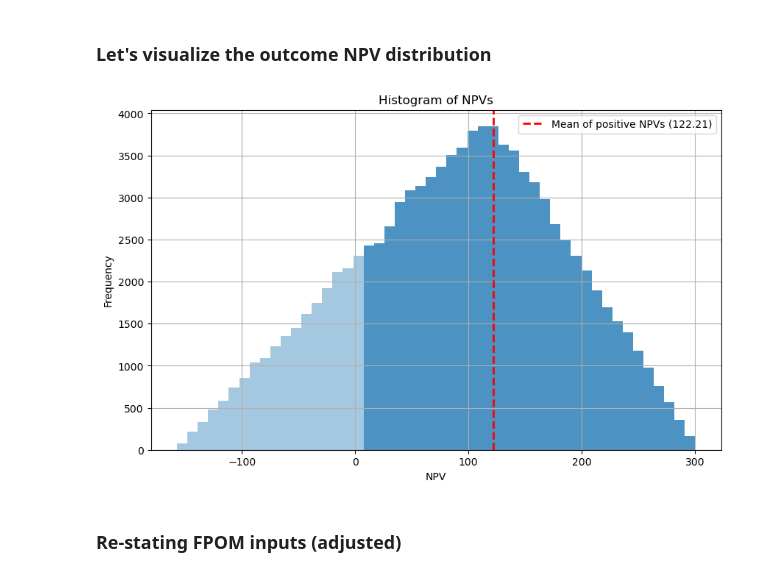
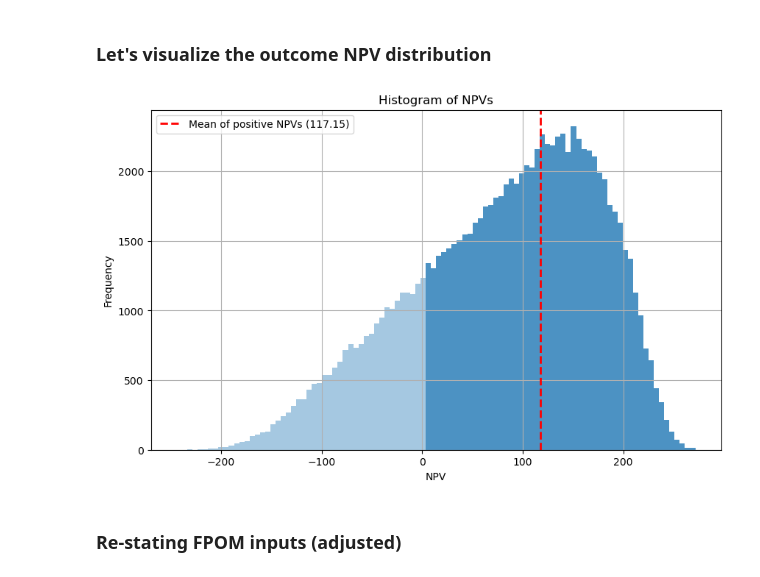
Before and after one commit to iamsanteri/ro-calc, a Jupyter notebook: jupyter-models/ro-calc-jupyter-models-3.ipynb, the cells around one changed output. Cells and saved outputs as stored; diff of their text form; code cells hidden in the pictures.

Commit message:
Added improvements to the calculations, they are ready to be streamlined

```diff
--- a/jupyter-models/ro-calc-jupyter-models-3.ipynb
+++ b/jupyter-models/ro-calc-jupyter-models-3.ipynb
@@ -69,28 +97,27 @@ plt.show()
 # %%
-# Define the parameters for the Datar-Mathews method
-num_simulations = 1000000  # number of simulations
+# Define parameters for the Datar-Mathews method and Monte Carlo simulation
+num_simulations = 100000
 
-# Add a small amount to the high values and subtract a small amount from the low values when they are equal
-
-# Create a function to simulate a single run of the Datar-Matthews method
-def datar_mathews_single_run(total_cash_flow_low, total_cash_flow_mode, total_cash_flow_high):
-    npv = np.random.triangular(total_cash_flow_low, total_cash_flow_mode, total_cash_flow_high)
-    return npv
+# Create a function to simulate a single run of the Monte Carlo simulation
+def simulation_single_sample(pess, base, opti):
+    # Logic to implement a triangular distribution correctly
+    low, mode, high = sorted([pess, base, opti])
+    sample = np.random.triangular(low, mode, high)
+    return sample
 
 # Create a function to run the Monte Carlo simulation
-def monte_carlo_simulation(total_cash_flow_low, total_cash_flow_mode, total_cash_flow_high, num_simulations):
+def monte_carlo_simulation(launch_cost, total_op_revenues, total_op_costs, num_simulations):
     npvs = []
     for _ in range(num_simulations):
-        npv = datar_mathews_single_run(total_cash_flow_low, total_cash_flow_mode, total_cash_flow_high)
+        simul_launch_cost = simulation_single_sample(launch_cost["pess"], launch_cost["base"], launch_cost["opti"])
+        simul_operating_inflows = simulation_single_sample(total_op_revenues["pess"], total_op_revenues["base"], total_op_revenues["opti"])
+        simul_operating_outflows = simulation_single_sample(total_op_costs["pess"], total_op_costs["base"], total_op_costs["opti"])
+        npv = simul_operating_inflows - (simul_launch_cost + simul_operating_outflows)
         npvs.append(npv)
     return npvs
 
-# Run the Monte Carlo simulation and store the results
-npvs = monte_carlo_simulation(np.sum(cash_flows_low), np.sum(cash_flows_mode), np.sum(cash_flows_high), num_simulations)
-
-# Analyze the results
-npv_mean = np.mean(npvs)
-npv_std = np.std(npvs)
+# Run the Monte Carlo simulation and store results
+npvs = monte_carlo_simulation(launch_cost, total_op_revenues, total_op_costs, num_simulations)
 # %% [markdown]
 ### Print edges of the distribution
 # %%
@@ -127,28 +154,28 @@ The risk-adjusted mean NPV is 97.70631803707788
 # %%
 # Create a histogram of the NPVs
 plt.figure(figsize=(10, 6))
-counts, bins, patches = plt.hist(npvs, bins=50, alpha=0.8)
+counts, bins, patches = plt.hist(npvs, bins=100, alpha=0.8)
 
 # Change the color of bars below zero
 for count, bin, patch in zip(counts, bins, patches):
     if bin < 0:
         patch.set_alpha(0.4)  # Decrease the opacity
 
 # Calculate the mean of the positive NPVs
 npvs_positive = [npv for npv in npvs if npv > 0]
 npv_positive_mean = np.mean(npvs_positive)
 
 # Draw a vertical line at the mean value of the positive side of the distribution
 plt.axvline(npv_positive_mean, color='red', linestyle='dashed', linewidth=2, label=f'Mean of positive NPVs ({npv_positive_mean:.2f})')
 
 plt.xlabel('NPV')
 plt.ylabel('Frequency')
 plt.title('Histogram of NPVs')
 plt.legend()
 plt.grid(True)
 plt.show()
 # %% [output]
-[figure, old version]
+[figure, new version]
 # %% [markdown]
 ### Re-stating FPOM inputs (adjusted)
 # %%
```
Also changed, not shown: parts of 10 cells of this notebook, 2 other files.
